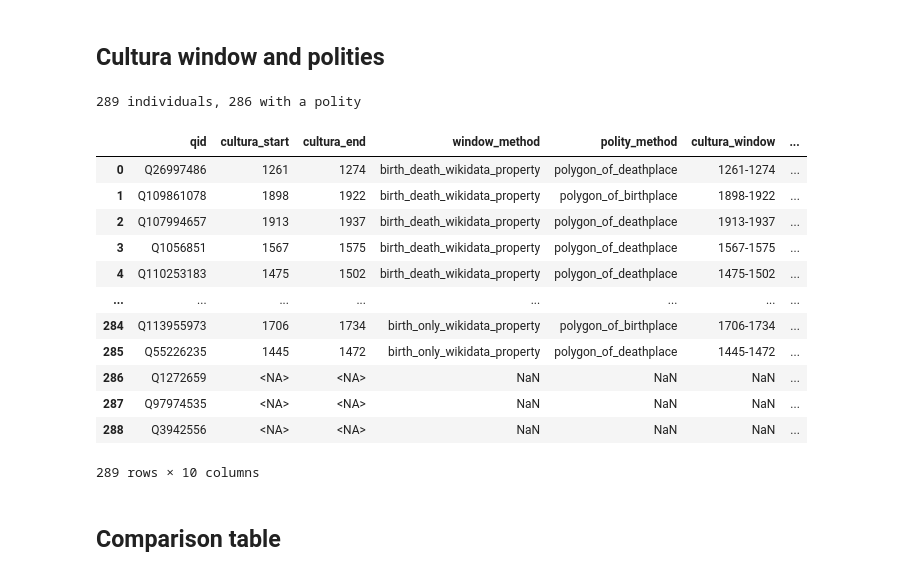
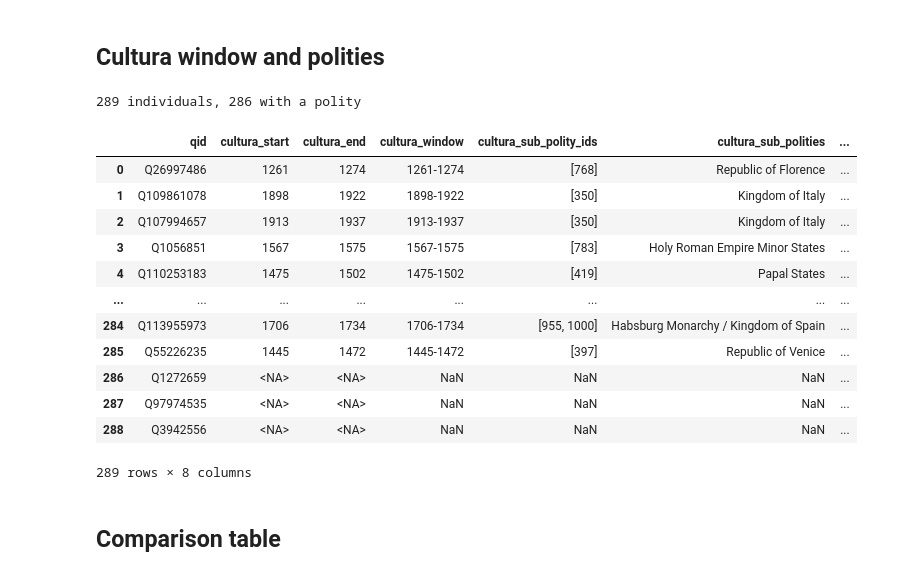
Before and after one commit to charlesdedampierre/cultura_database, a Jupyter notebook: notebooks/13_treccani_validation.ipynb, the cells around one changed output. Drawn from its saved outputs; the diff is of its cells as text; code cells hidden in the pictures.

```diff
--- a/notebooks/13_treccani_validation.ipynb
+++ b/notebooks/13_treccani_validation.ipynb
@@ -69,54 +68,52 @@ qids = treccani["qid"].tolist()
 windows = connection.execute("""
     SELECT individual_enriched.entity.qid AS qid,
            individual_enriched.peak_productivity.start_year AS cultura_start,
-           individual_enriched.peak_productivity.end_year AS cultura_end,
-           individual_enriched.peak_productivity.assignation_method AS window_method,
-           individual_enriched.polity[1].assignation_method AS polity_method
+           individual_enriched.peak_productivity.end_year AS cultura_end
     FROM individual_enriched
     WHERE individual_enriched.entity.qid IN (SELECT unnest(?))
 """, [qids]).df()
 windows["cultura_window"] = windows.apply(lambda row: None if pd.isna(row["cultura_start"]) else f"{int(row['cultura_start'])}-{int(row['cultura_end'])}", axis=1)
 
 sub_polities = connection.execute("""
     SELECT individual_enriched.entity.qid AS qid,
            list(polity_match.polity.cliopatria_id) AS cultura_sub_polity_ids,
            string_agg(polity_match.polity.name, ' / ') AS cultura_sub_polities
     FROM individual_enriched, unnest(individual_enriched.polity) AS unnested(polity_match)
     WHERE individual_enriched.entity.qid IN (SELECT unnest(?))
     GROUP BY qid
 """, [qids]).df()
 
 meta_polities = connection.execute("""
     SELECT individual_enriched.entity.qid AS qid,
            list(DISTINCT meta.cliopatria_id) AS cultura_meta_polity_ids,
            string_agg(DISTINCT meta.name, ' / ') AS cultura_meta_polities
     FROM individual_enriched,
          unnest(individual_enriched.polity) AS unnested(polity_match),
          unnest(polity_match.polity.meta_polities) AS unnested_meta(meta)
     WHERE individual_enriched.entity.qid IN (SELECT unnest(?))
       AND meta.start_year <= individual_enriched.peak_productivity.end_year
       AND meta.end_year >= individual_enriched.peak_productivity.start_year
     GROUP BY qid
 """, [qids]).df()
 
 cultura = windows.merge(sub_polities, on="qid", how="left").merge(meta_polities, on="qid", how="left")
 print(len(cultura), "individuals,", cultura["cultura_sub_polities"].notna().sum(), "with a polity")
 cultura
 # %% [output]
 289 individuals, 286 with a polity
-|  | qid | cultura_start | cultura_end | window_method | polity_method | cultura_window | ... |
-| 0 | Q26997486 | 1261 | 1274 | birth_death_wikidata_property | polygon_of_deathplace | 1261-1274 | ... |
-| 1 | Q109861078 | 1898 | 1922 | birth_death_wikidata_property | polygon_of_birthplace | 1898-1922 | ... |
-| 2 | Q107994657 | 1913 | 1937 | birth_death_wikidata_property | polygon_of_deathplace | 1913-1937 | ... |
-| 3 | Q1056851 | 1567 | 1575 | birth_death_wikidata_property | polygon_of_deathplace | 1567-1575 | ... |
-| 4 | Q110253183 | 1475 | 1502 | birth_death_wikidata_property | polygon_of_deathplace | 1475-1502 | ... |
+|  | qid | cultura_start | cultura_end | cultura_window | cultura_sub_polity_ids | cultura_sub_polities | ... |
+| 0 | Q26997486 | 1261 | 1274 | 1261-1274 | [768] | Republic of Florence | ... |
+| 1 | Q109861078 | 1898 | 1922 | 1898-1922 | [350] | Kingdom of Italy | ... |
+| 2 | Q107994657 | 1913 | 1937 | 1913-1937 | [350] | Kingdom of Italy | ... |
+| 3 | Q1056851 | 1567 | 1575 | 1567-1575 | [783] | Holy Roman Empire Minor States | ... |
+| 4 | Q110253183 | 1475 | 1502 | 1475-1502 | [419] | Papal States | ... |
 | ... | ... | ... | ... | ... | ... | ... | ... |
-| 284 | Q113955973 | 1706 | 1734 | birth_only_wikidata_property | polygon_of_birthplace | 1706-1734 | ... |
-| 285 | Q55226235 | 1445 | 1472 | birth_only_wikidata_property | polygon_of_deathplace | 1445-1472 | ... |
+| 284 | Q113955973 | 1706 | 1734 | 1706-1734 | [955, 1000] | Habsburg Monarchy / Kingdom of Spain | ... |
+| 285 | Q55226235 | 1445 | 1472 | 1445-1472 | [397] | Republic of Venice | ... |
 | 286 | Q1272659 | <NA> | <NA> | NaN | NaN | NaN | ... |
 | 287 | Q97974535 | <NA> | <NA> | NaN | NaN | NaN | ... |
 | 288 | Q3942556 | <NA> | <NA> | NaN | NaN | NaN | ... |
-289 rows × 10 columns
+289 rows × 8 columns
 # %% [markdown]
 ## Comparison table
 # %%
```
Also changed, not shown: parts of 5 cells of this notebook.
